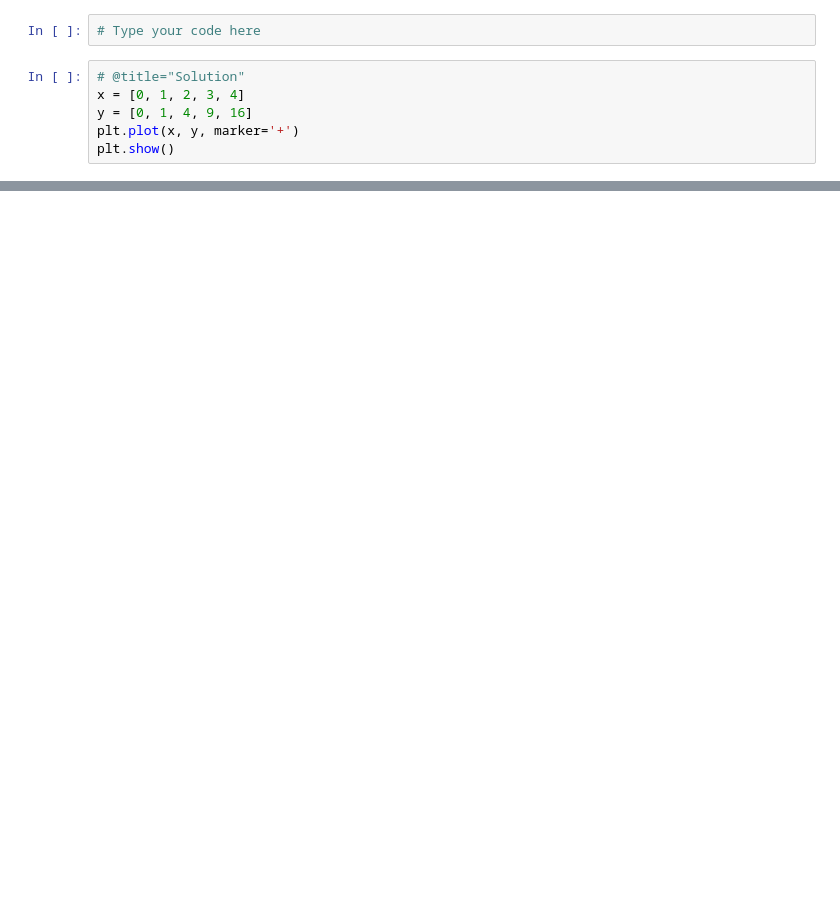
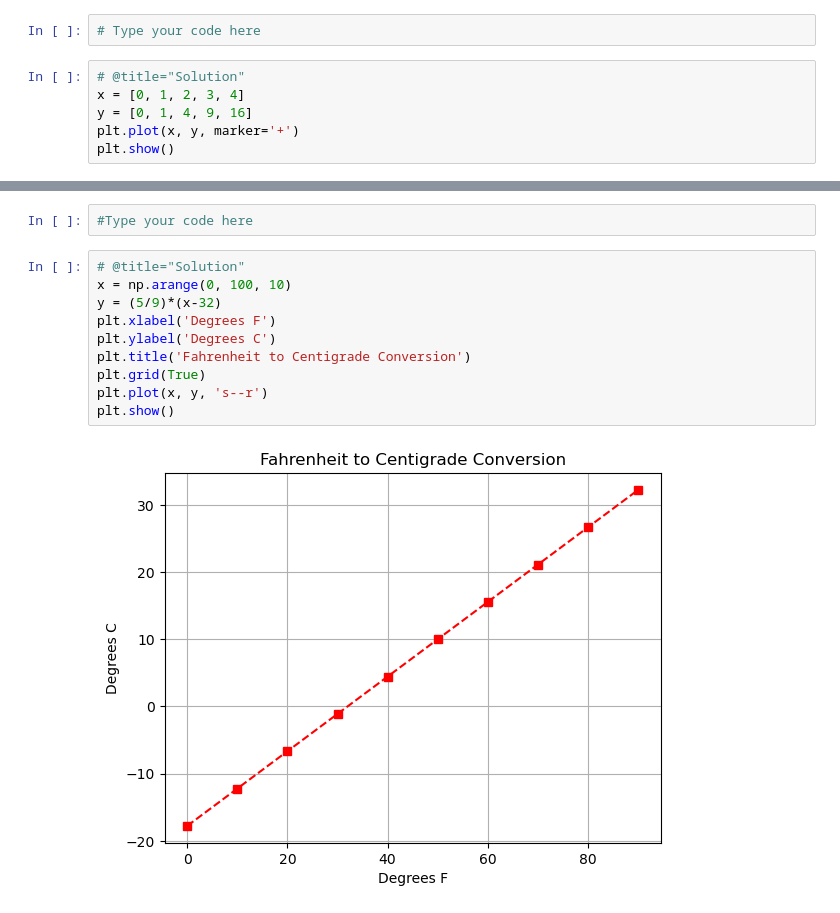
Before and after one commit to guyfrancis/dat1001, a Jupyter notebook: Matplotlib_Part_1.ipynb, the cells around one changed output, grey strips where cells are left out. Drawn from its saved outputs; the diff is of its cells as text; blank space fills up the shorter version.

```diff
--- a/Matplotlib_Part_1.ipynb
+++ b/Matplotlib_Part_1.ipynb
@@ -71,0 +145,14 @@ plt.show()
+# %%
+#Type your code here
+# %%
+# @title="Solution"
+x = np.arange(0, 100, 10)
+y = (5/9)*(x-32)
+plt.xlabel('Degrees F')
+plt.ylabel('Degrees C')
+plt.title('Fahrenheit to Centigrade Conversion')
+plt.grid(True)
+plt.plot(x, y, 's--r')
+plt.show()
+# %% [output]
+[figure, added]
```
Also changed, not shown: parts of 11 cells of this notebook, 1 other file.
